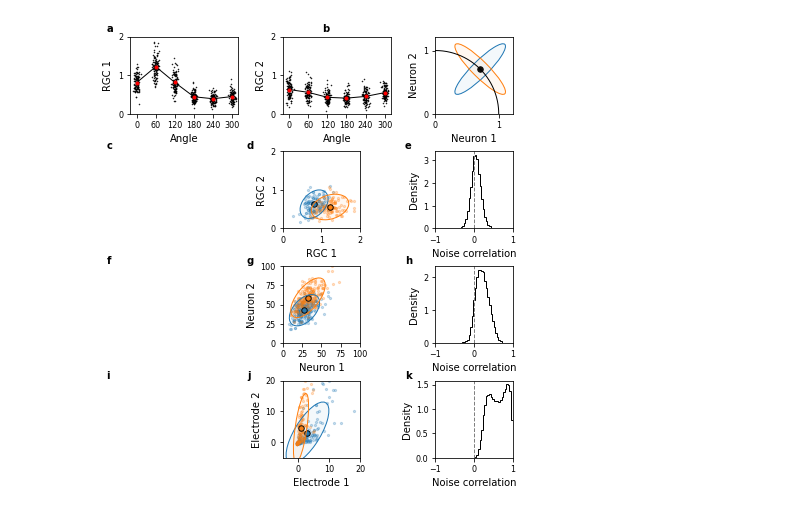
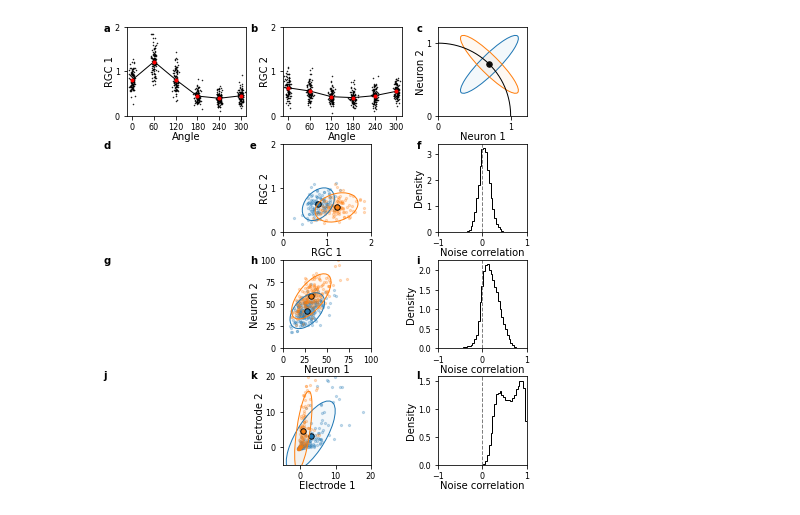
Before and after one commit to BouchardLab/noise_correlations, a Jupyter notebook: figures/figure1.ipynb, the cells around one changed output. Saved outputs shown, nothing was run; the diff lists cells and outputs as text; code cells hidden in the pictures.

```diff
--- a/figures/figure1.ipynb
+++ b/figures/figure1.ipynb
@@ -67,11 +67,11 @@ mu_scatter_size = 30
 figsize = (6, 6.5)
 fig = plt.figure(figsize=figsize)
 le = .065
-re = .05
-be = .07
-te = .03
-vg = .08
-hg2 = .1
+re = .01
+be = .055
+te = .01
+vg = .06
+hg2 = .09
 w2 = (1. - le - re - hg2) / 2.
 h = (1. - te - be - 3*vg) / 4.
 w3 = h * figsize[1] / figsize[0]
@@ -82,7 +82,7 @@ for ii in range(1, 4):
     for jj in range(3):
         axes[ii, jj] = fig.add_axes([le + jj*(w3 + hg3), be + (3 - ii)*(h + vg), w3, h])
 axes[0, 2] = fig.add_axes([le + 2*(w3 + hg3), be +3*(h + vg), w3, h])
-scale = 1.4
+scale = 1.35
 axes[0, 0] = fig.add_axes([le, be +3*(h + vg), w3*scale, h])
 axes[0, 1] = fig.add_axes([le + (w3 + hg3), be +3*(h + vg), w3*scale, h])
 
@@ -106,7 +106,7 @@ mean0 = []
 mean1 = []
 for s in unique_stimuli_ret2:
     X1, _ = utils.get_dimstim_responses(X_ret2, stimuli_ret2, units, [s, s])
-    x = np.random.randn(X1.shape[0])*5 + np.ones_like(X1[:, 0])*s
+    x = np.random.randn(X1.shape[0])*4 + np.ones_like(X1[:, 0])*s
     axes[0, 0].scatter(x, X1[:, 0],
                        c='k', marker='.', s=1)
     axes[0, 1].scatter(x, X1[:, 1],
@@ -119,14 +119,14 @@ axes[0, 0].plot(unique_stimuli_ret2, mean0, c='k', marker='.',
 axes[0, 1].plot(unique_stimuli_ret2, mean1, c='k', marker='.',
                 lw=1, markerfacecolor='r', markeredgecolor='r')
 for ax in axes[0, :-1]:
-    ax.set_xlabel('Angle', size=ax_label_size)
+    ax.set_xlabel('Angle', size=ax_label_size, labelpad=0)
     ax.set_ylim(0, 2.)
     ax.set_yticks([0, 1, 2])
     ax.set_xticks([0, 60, 120, 180, 240, 300])
-axes[0, 0].set_ylabel('RGC 1', size=ax_label_size, labelpad=5)
-axes[0, 1].set_ylabel('RGC 2', size=ax_label_size, labelpad=5)
+axes[0, 0].set_ylabel('RGC 1', size=ax_label_size, labelpad=0)
+axes[0, 1].set_ylabel('RGC 2', size=ax_label_size, labelpad=0)
 for ax in axes[0, :2]:
-    ax.set_xlim(-20, 320)
+    ax.set_xlim(-15, 315)
 
 center = 1 / np.sqrt([2, 2])
 n1 = np.linspace(0, 1, 1000)
@@ -153,8 +153,8 @@ facecolor=hex_to_rgb(ccycle[1], 0.05),
 edgecolor=hex_to_rgb(ccycle[1], 1.0),
 ax=axes[0, 2])
 axes[0, 2].scatter(*center, c='k', s=mu_scatter_size)
-axes[0, 2].set_xlabel(r'Neuron 1', fontsize=ax_label_size)
-axes[0, 2].set_ylabel(r'Neuron 2', fontsize=ax_label_size)
+axes[0, 2].set_xlabel(r'Neuron 1', fontsize=ax_label_size, labelpad=0)
+axes[0, 2].set_ylabel(r'Neuron 2', fontsize=ax_label_size, labelpad=0)
 axes[0, 2].set_xticks([0, 1])
 axes[0, 2].set_yticks([0, 1])
 
@@ -210,8 +210,8 @@ ret_ex_ax.set_xlim([0., 2])
 ret_ex_ax.set_ylim(ret_ex_ax.get_xlim())
 ret_ex_ax.set_xticks([0., 1, 2.])
 ret_ex_ax.set_yticks(ret_ex_ax.get_xticks())
-ret_ex_ax.set_xlabel(r'RGC 1', fontsize=ax_label_size)
-ret_ex_ax.set_ylabel(r'RGC 2', fontsize=ax_label_size)
+ret_ex_ax.set_xlabel(r'RGC 1', fontsize=ax_label_size, labelpad=0)
+ret_ex_ax.set_ylabel(r'RGC 2', fontsize=ax_label_size, labelpad=0)
 
 # RET2, Column 3: Noise correlation distribution
 ret_nc_ax = axes[ret_idx, 2]
@@ -280,8 +280,8 @@ pvc_ex_ax.set_xlim([0., 100])
 pvc_ex_ax.set_ylim([0, 100])
 pvc_ex_ax.set_xticks([0, 25, 50, 75, 100])
 pvc_ex_ax.set_yticks(pvc_ex_ax.get_xticks())
-pvc_ex_ax.set_xlabel(r'Neuron 1', fontsize=ax_label_size)
-pvc_ex_ax.set_ylabel(r'Neuron 2', fontsize=ax_label_size)
+pvc_ex_ax.set_xlabel(r'Neuron 1', fontsize=ax_label_size, labelpad=0)
+pvc_ex_ax.set_ylabel(r'Neuron 2', fontsize=ax_label_size, labelpad=0)
 
 # PVC11, Column 3: Distribution of noise correlations
 pvc11_nc_ax = axes[pvc_idx, 2]
@@ -292,7 +292,7 @@ nc_pvc11_3 = analysis.all_correlations(X_pvc11_3, stimuli_pvc11)
 # Plot distributions as density histograms
 bins = np.linspace(-1, 1, 50)
 pvc11_nc_ax.hist(
-    nc_pvc11_3,
+    nc_pvc11_1,
     bins=bins,
     density=True,
     color='black',
@@ -354,8 +354,8 @@ ecog_ex_ax.set_xlim(-5, 20)
 ecog_ex_ax.set_ylim(ecog_ex_ax.get_xlim())
 ecog_ex_ax.set_xticks([0, 10, 20])
 ecog_ex_ax.set_yticks(ecog_ex_ax.get_xticks())
-ecog_ex_ax.set_xlabel(r'Electrode 1', fontsize=ax_label_size)
-ecog_ex_ax.set_ylabel(r'Electrode 2', fontsize=ax_label_size)
+ecog_ex_ax.set_xlabel(r'Electrode 1', fontsize=ax_label_size, labelpad=0)
+ecog_ex_ax.set_ylabel(r'Electrode 2', fontsize=ax_label_size, labelpad=0)
 
 # ECOG, Column 3: Noise correlation distribution
 ecog_nc_ax = axes[ecog_idx, 2]
@@ -365,39 +365,39 @@ ecog_nc_ax.hist(
     nc_ecog,
     bins=bins,
     density=True,
     color='black',
     histtype='step',
     linewidth=hist_linewidth)
 
 for ax in axes[1:, 2]:
     ax.set_xlim([-1, 1])
-    ax.set_xlabel(r'Noise correlation', fontsize=ax_label_size)
-    ax.set_ylabel(r'Density', fontsize=ax_label_size)
+    ax.set_xlabel(r'Noise correlation', fontsize=ax_label_size, labelpad=0)
+    ax.set_ylabel(r'Density', fontsize=ax_label_size, labelpad=2)
     ax.axvline(0, linestyle='--', color='grey', lw=1)
 
 """
 Global Settings
 """
 # Set axis tick label size
 for ax in axes.ravel():
     ax.tick_params(labelsize=tick_label_size)
 # Leftmost plot (after first row): brain image, clear out space
 for ax in axes[1:, 0]:
     ax.axis(False)
 # Apply subplot labels
-xs = [.01, .335, .7]
-ys = [.73, .485, .24]
-fig.text(xs[0], .98, 'a', size=letter_size, fontweight='bold')
-fig.text(.51, .98, 'b', size=letter_size, fontweight='bold')
-lets = ['c', 'd', 'e', 'f', 'g', 'h', 'i', 'j', 'k', 'l', 'm', 'n']
+xs = [.01, .35, .735]
+ys = [.98, .73, .485, .24]
+#fig.text(xs[0], .98, 'a', size=letter_size, fontweight='bold')
+#fig.text(xs[1], .98, 'b', size=letter_size, fontweight='bold')
+lets = ['a', 'b', 'c', 'd', 'e', 'f', 'g', 'h', 'i', 'j', 'k', 'l', 'm', 'n']
 c = 0
-for jj in range(3):
+for jj in range(4):
     for ii in range(3):
         fig.text(xs[ii], ys[jj], lets[c], size=letter_size, fontweight='bold')
         c += 1
 
 plt.savefig('figure1.pdf', dpi=300)
 plt.savefig('figure1.jpg', dpi=300)
 plt.show()
 # %% [output]
-[figure, old version]
+[figure, new version]
```
Also changed, not shown: 2 other files.
